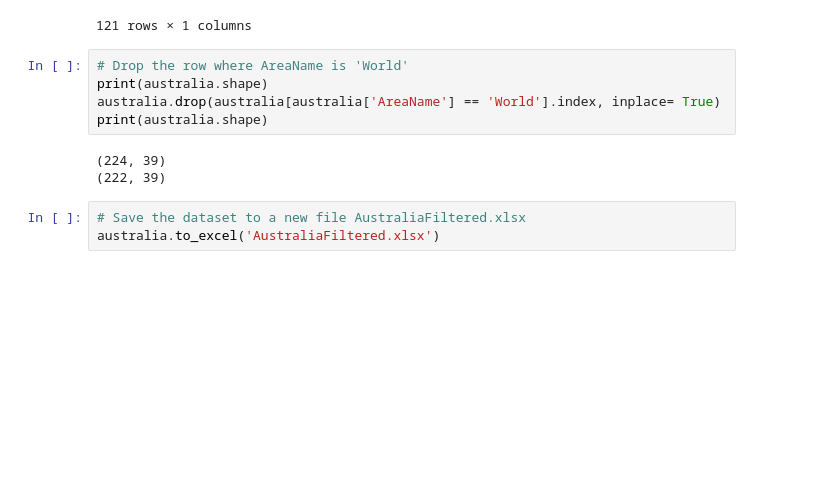
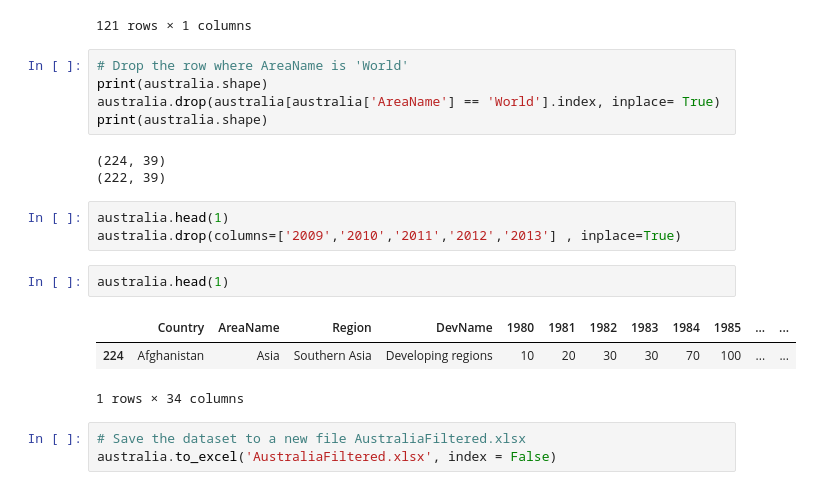
Before and after one commit to leangaurav/dsc_weekday_1, a Jupyter notebook: Assignments/Ronith_Raj/AustraliaImmigrantsPandas.ipynb, the cells around one changed output. Saved outputs shown, nothing was run; the diff lists cells and outputs as text; blank space fills up the shorter version.

```diff
--- a/Assignments/Ronith_Raj/AustraliaImmigrantsPandas.ipynb
+++ b/Assignments/Ronith_Raj/AustraliaImmigrantsPandas.ipynb
@@ -333,6 +328,15 @@ print(australia.shape)
 # %% [output]
 (224, 39)
 (222, 39)
+# %%
+australia.head(1)
+australia.drop(columns=['2009','2010','2011','2012','2013'] , inplace=True)
+# %%
+australia.head(1)
+# %% [output]
+|  | Country | AreaName | Region | DevName | 1980 | 1981 | 1982 | 1983 | 1984 | 1985 | ... | ... |
+| 224 | Afghanistan | Asia | Southern Asia | Developing regions | 10 | 20 | 30 | 30 | 70 | 100 | ... | ... |
+1 rows × 34 columns
 # %%
 # Save the dataset to a new file AustraliaFiltered.xlsx
-australia.to_excel('AustraliaFiltered.xlsx')
+australia.to_excel('AustraliaFiltered.xlsx', index = False)
```
Also changed, not shown: parts of 2 cells of this notebook, 3 other files.
